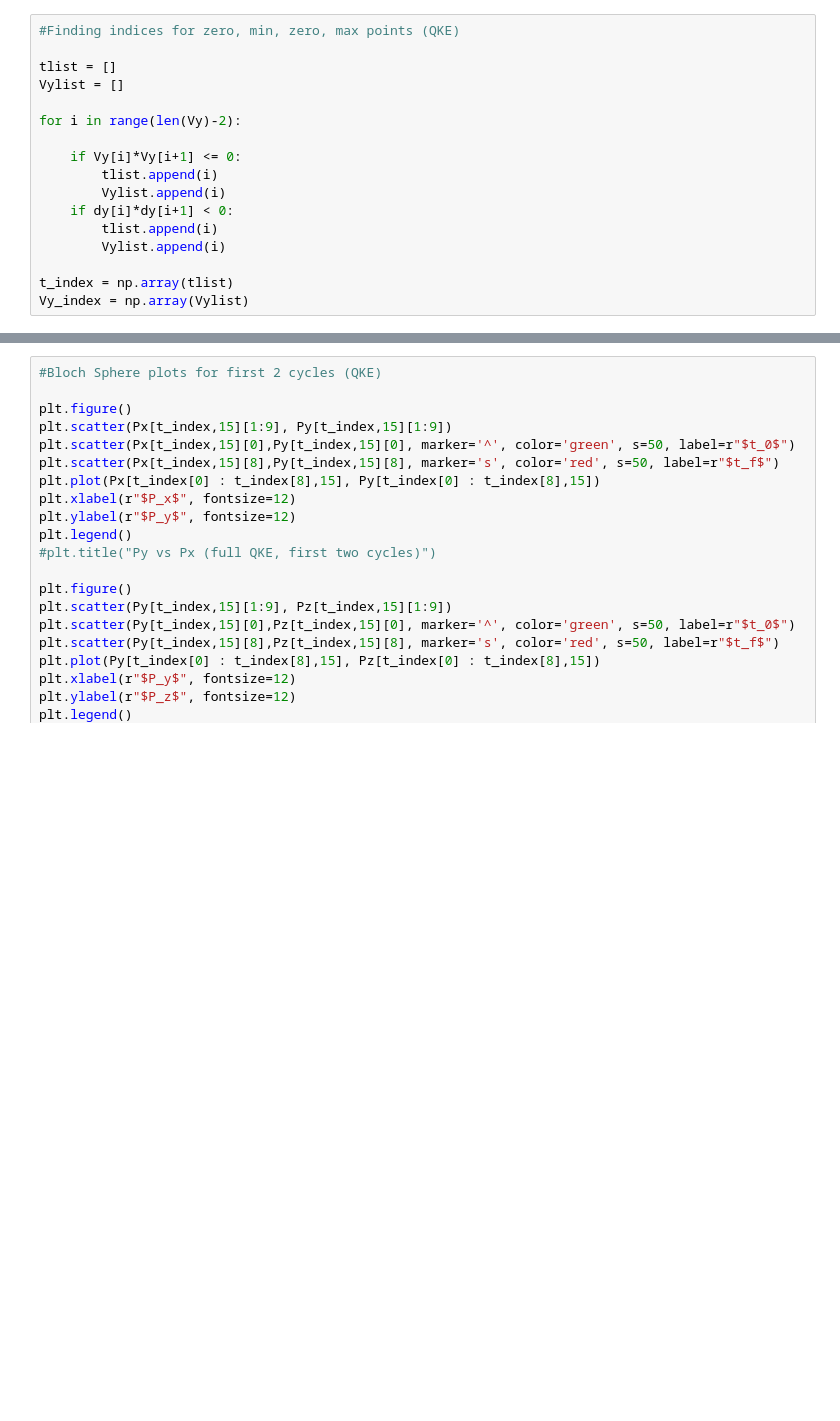
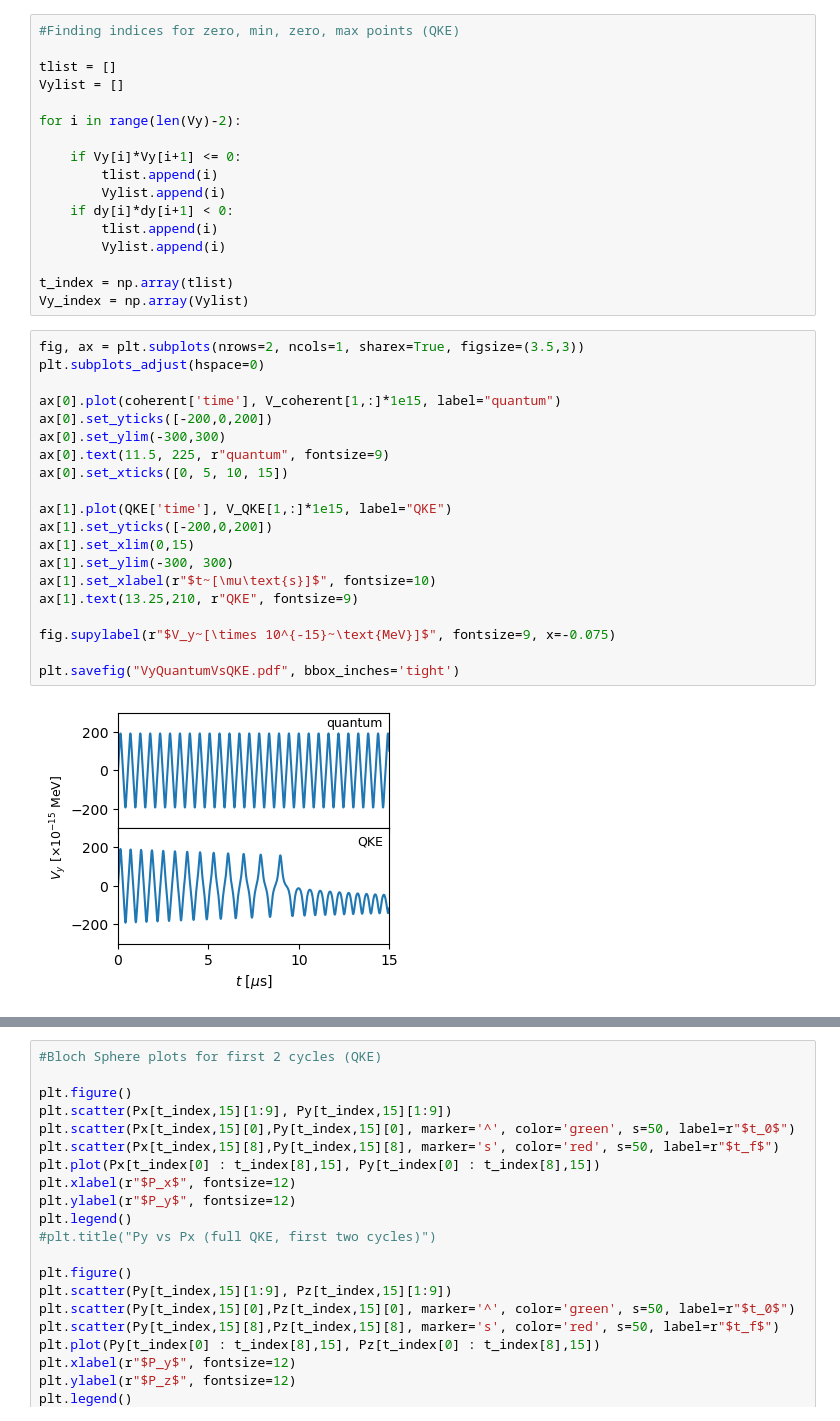
Before and after one commit to nuLABatUSD/QKESolveMPI, a Jupyter notebook: analysis/BlochPaperFigs.ipynb, the cells around one changed output, grey strips where cells are left out. Cells and saved outputs as stored; diff of their text form; blank space fills up the shorter version.

```diff
--- a/analysis/BlochPaperFigs.ipynb
+++ b/analysis/BlochPaperFigs.ipynb
@@ -218,5 +218,27 @@ for i in range(len(Vy)-2):
 
 t_index = np.array(tlist)
 Vy_index = np.array(Vylist)
+# %%
+fig, ax = plt.subplots(nrows=2, ncols=1, sharex=True, figsize=(3.5,3))
+plt.subplots_adjust(hspace=0)
+
+ax[0].plot(coherent['time'], V_coherent[1,:]*1e15, label="quantum")
+ax[0].set_yticks([-200,0,200])
+ax[0].set_ylim(-300,300)
+ax[0].text(11.5, 225, r"quantum", fontsize=9)
+ax[0].set_xticks([0, 5, 10, 15])
+
+ax[1].plot(QKE['time'], V_QKE[1,:]*1e15, label="QKE")
+ax[1].set_yticks([-200,0,200])
+ax[1].set_xlim(0,15)
+ax[1].set_ylim(-300, 300)
+ax[1].set_xlabel(r"$t~[\mu\text{s}]$", fontsize=10)
+ax[1].text(13.25,210, r"QKE", fontsize=9)
+
+fig.supylabel(r"$V_y~[\times 10^{-15}~\text{MeV}]$", fontsize=9, x=-0.075)
+
+plt.savefig("VyQuantumVsQKE.pdf", bbox_inches='tight')
+# %% [output]
+[figure, added]
 # %%
 #QKE and coherent Vy comparison: This figure will go in preceding section, but referred to when comparing Vy for quantum vs QKE solutions
```
Also changed, not shown: parts of 7 cells of this notebook.
